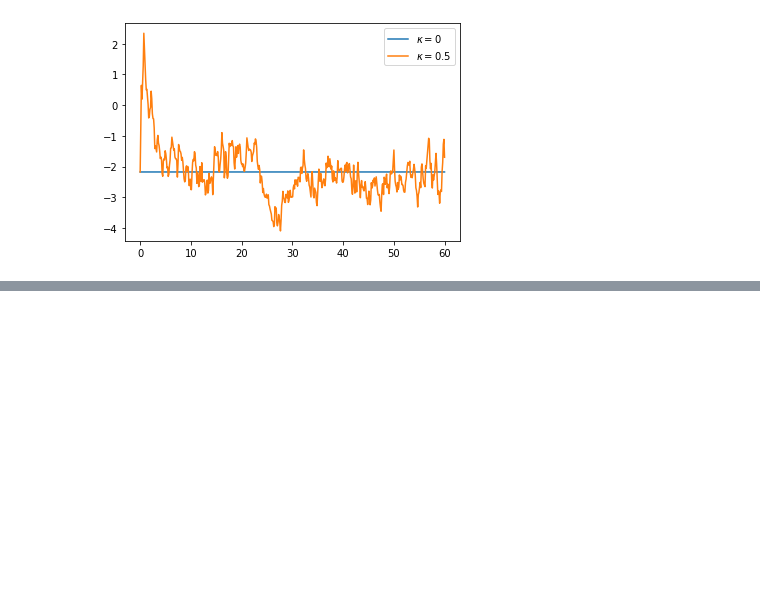
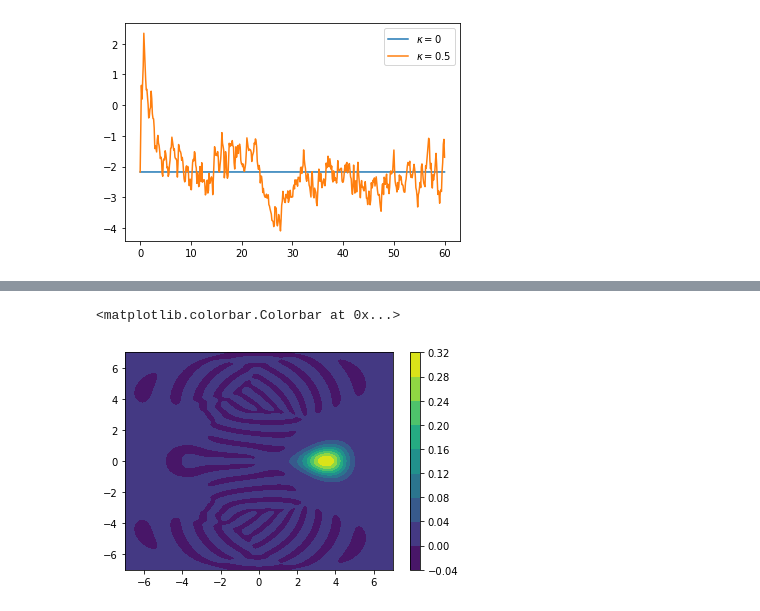
Before and after one commit to dibondar/QSystemIdentification, a Jupyter notebook: darpa_quest_idea.ipynb, the cells around one changed output, grey strips where cells are left out. Drawn from its saved outputs; the diff is of its cells as text; code cells hidden in the pictures; blank space fills up the shorter version.

```diff
--- a/darpa_quest_idea.ipynb
+++ b/darpa_quest_idea.ipynb
@@ -74,0 +99,7 @@ plt.show()
+# %%
+w = wigner(h0.eigenstates()[1][2], x, x).
+plt.contourf(x, x, w)
+plt.colorbar()
+# %% [output]
+<matplotlib.colorbar.Colorbar at 0x...>
+[figure, added]
```
Also changed, not shown: parts of 6 cells of this notebook, 1 other file.
